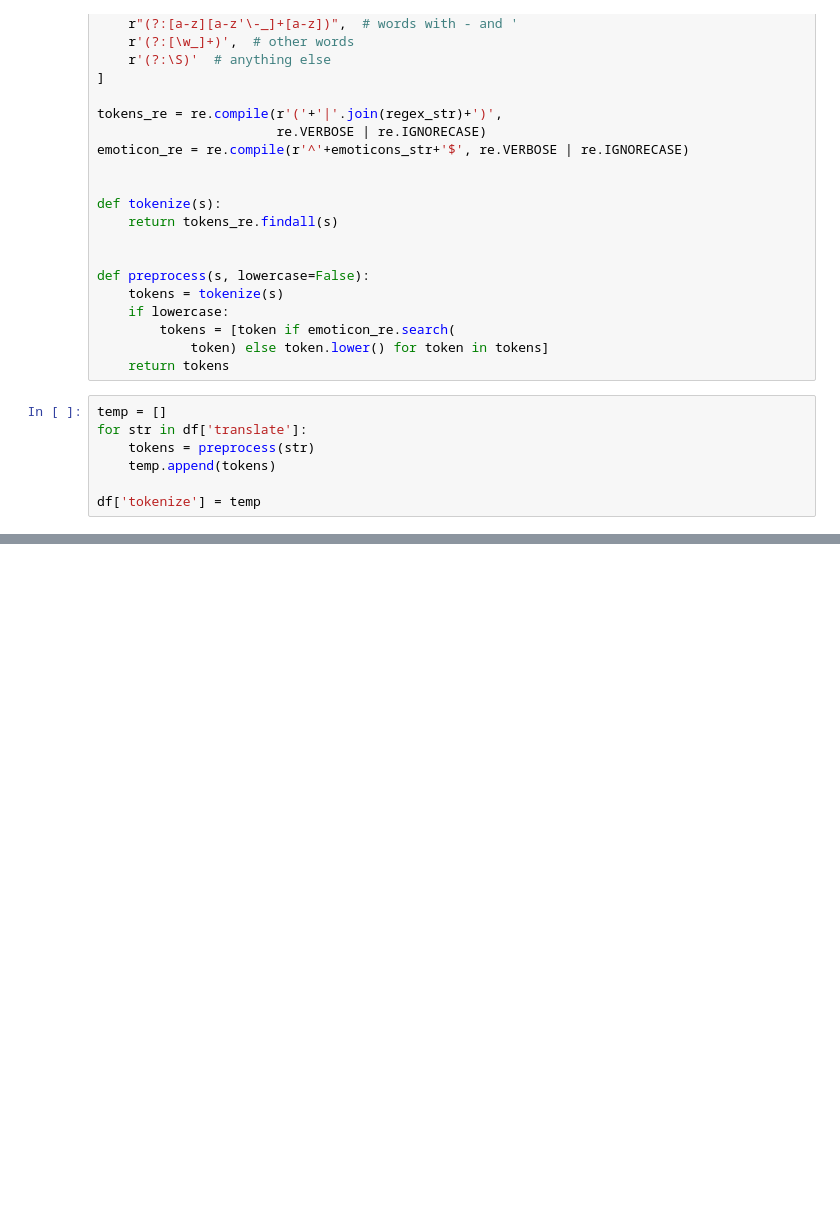
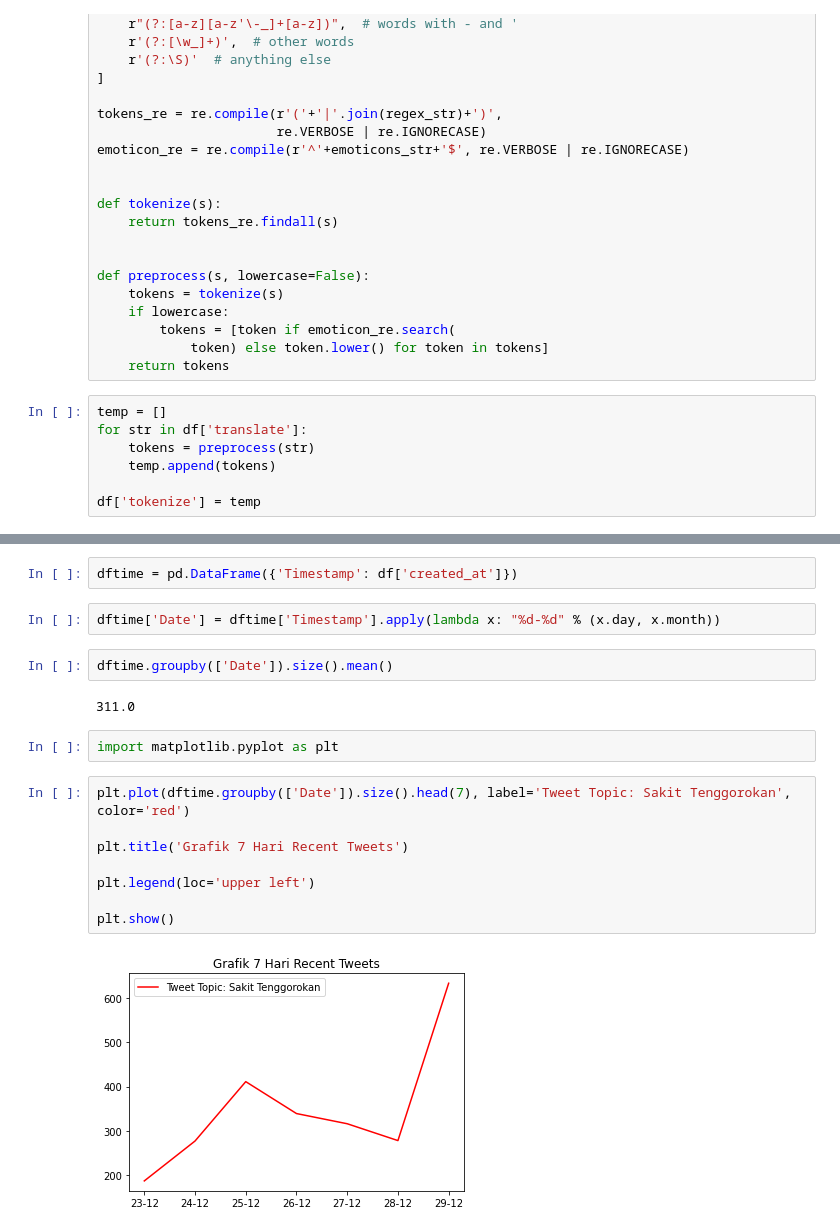
Before and after one commit to bigbisson/TrendingTwitterWordCrawling, a Jupyter notebook: main.ipynb, the cells around one changed output, grey strips where cells are left out. Saved outputs shown, nothing was run; the diff lists cells and outputs as text; blank space fills up the shorter version.

Commit message:
Count tweets and make plot

```diff
--- a/main.ipynb
+++ b/main.ipynb
@@ -164,3 +165,23 @@ df.head(10)
 | 7 | 2021-12-24 08:26:00+00:00 | 1474295280321269760 | @boninoona12 Badan lemes, tenggor... | @boninoona12 badan lemes, tenggor... | boninoona12 badan lemes tenggorok... | [boninoona, 12, badan, lemes, ten... |
 | 8 | 2021-12-24 08:16:32+00:00 | 1474292898371817472 | pedes lada gak enak banget dah, t... | pedes lada gak enak banget dah, t... | pedes lada gak enak banget dah te... | [pedes, lada, gak, enak, banget, ... |
 | 9 | 2021-12-24 08:15:36+00:00 | 1474292662014562304 | Peneliti Inggris mengatakan, saki... | peneliti inggris mengatakan, saki... | peneliti inggris mengatakan sakit... | [peneliti, inggris, mengatakan, s... |
+# %%
+dftime = pd.DataFrame({'Timestamp': df['created_at']})
+# %%
+dftime['Date'] = dftime['Timestamp'].apply(lambda x: "%d-%d" % (x.day, x.month))
+# %%
+dftime.groupby(['Date']).size().mean()
+# %% [output]
+311.0
+# %%
+import matplotlib.pyplot as plt
+# %%
+plt.plot(dftime.groupby(['Date']).size().head(7), label='Tweet Topic: Sakit Tenggorokan', color='red')
+
+plt.title('Grafik 7 Hari Recent Tweets')
+
+plt.legend(loc='upper left')
+
+plt.show()
+# %% [output]
+[figure, added]
```
Also changed, not shown: parts of 1 cell of this notebook.
